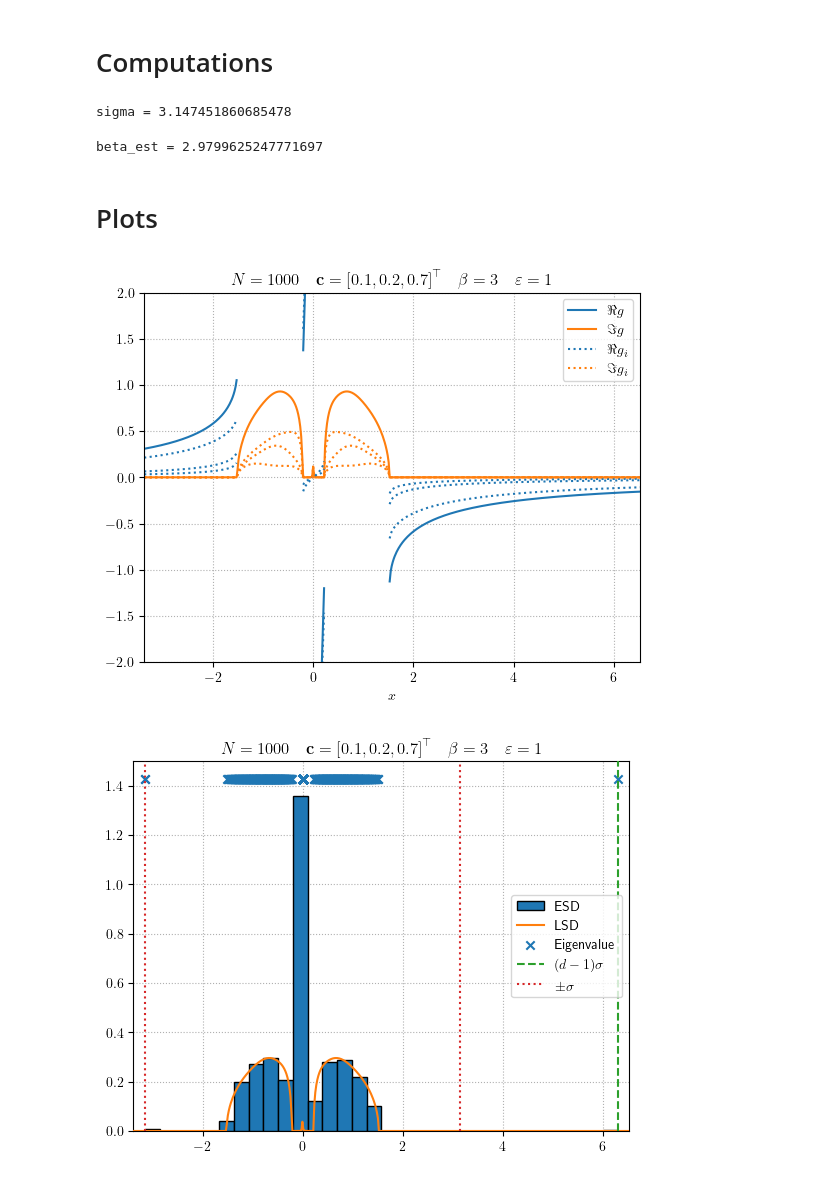
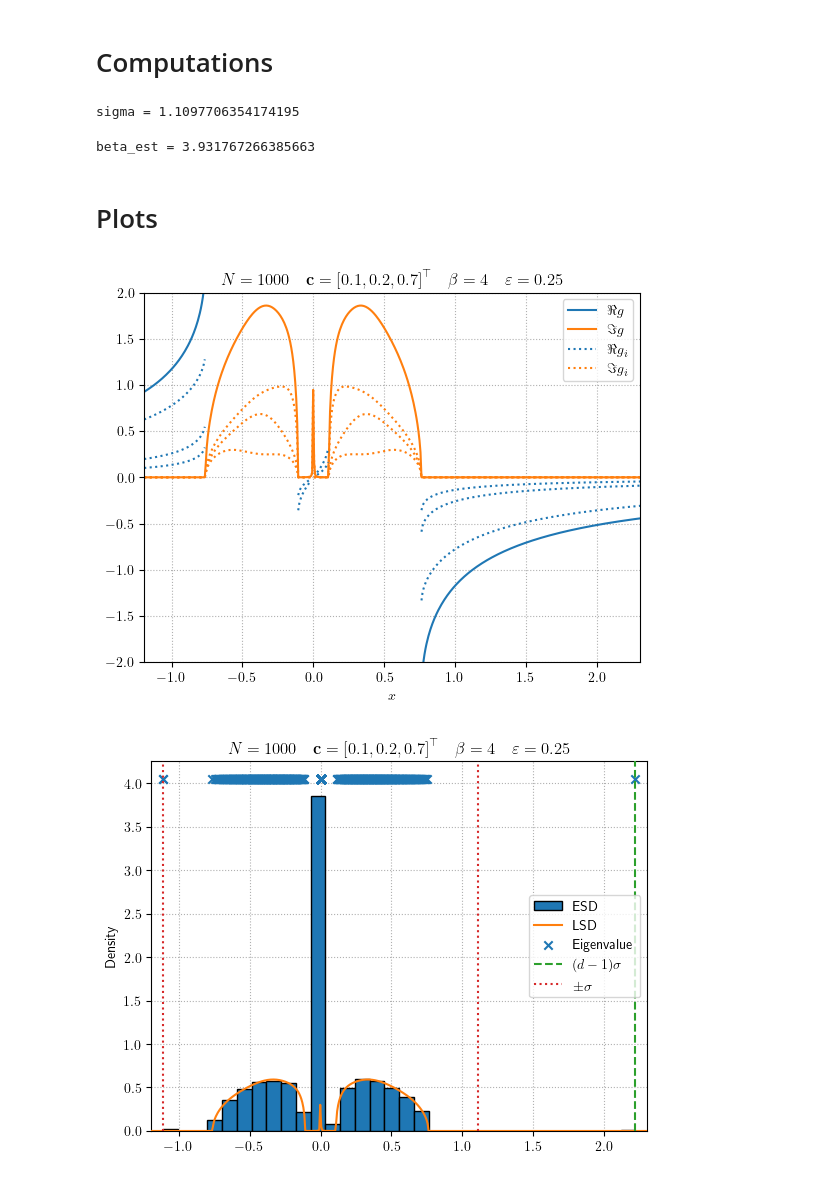
Before and after one commit to HugoLebeau/tensor_rank1approx, a Jupyter notebook: main.ipynb, the cells around one changed output. Cells and saved outputs as stored; diff of their text form; code cells hidden in the pictures.

```diff
--- a/main.ipynb
+++ b/main.ipynb
@@ -19,8 +19,8 @@ $$
 # %%
 # Set parameters
 n = np.array([100, 200, 700])
-beta = 3
-eps = 1
+beta = 4
+eps = 0.25
 
 d = len(n)
 N = np.sum(n)
@@ -50,7 +50,7 @@ eigvals, eigvecs = linalg.eigh(PhiM)
 # Alignments
 align_emp = [np.abs(x[i]@svecs[i]) for i in range(d)]
 # %% [output]
-sigma = 3.147451860685478
+sigma = 1.1097706354174195
 # %%
 xmin, xmax = utils.plot_interv(eigvals.min(), eigvals.max())
 
@@ -64,7 +64,7 @@ LSD = gg['g'].imag/np.pi
 beta_est, align_th = utils.alignments(sigma, c, eps)
 print("beta_est =", beta_est)
 # %% [output]
-beta_est = 2.9799625247771697
+beta_est = 3.931767266385663
 # %% [markdown]
 # Plots
 # %%
@@ -81,21 +81,25 @@ plt.ylim(-2, 2)
 plt.legend(["$\\Re g$", "$\\Im g$", "$\\Re g_i$", "$\\Im g_i$"])
 plt.title(setting);
 # %% [output]
-[figure, old version]
+[figure, new version]
 # %%
+# mask = ~np.isclose(eigvals, 0)
+# counts, bins = np.histogram(eigvals[mask], density=True, bins='sqrt')
+# plt.hist(bins[:-1], bins, weights=counts*np.sum(mask)/N, color='C0', edgecolor='black', zorder=3, label="ESD")
 plt.hist(eigvals, density=True, bins='sqrt', color='C0', edgecolor='black', zorder=3, label="ESD")
 plt.plot(xx, LSD, zorder=4, color='C1', label="LSD")
 ymin, ymax = plt.ylim()
 plt.scatter(eigvals, ymax*np.ones_like(eigvals), marker='x', color='C0', zorder=4, label="Eigenvalue")
 plt.axvline((d-1)*sigma, ls='--', color='C2', zorder=4, label="$( d - 1 ) \\sigma$")
 plt.axvline(sigma, ls=':', color='C3', zorder=4, label="$\\pm \\sigma$")
 plt.axvline(-sigma, ls=':', color='C3', zorder=4)
 plt.grid(ls=':')
 plt.xlim(xmin, xmax)
+plt.ylabel("Density")
 plt.legend(loc='center right')
 plt.title(setting);
 # %% [output]
-[figure, old version]
+[figure, new version]
 # %%
 ax = plt.figure().gca()
 dim = 1+np.arange(d)
```
Also changed, not shown: parts of 1 cell of this notebook.
